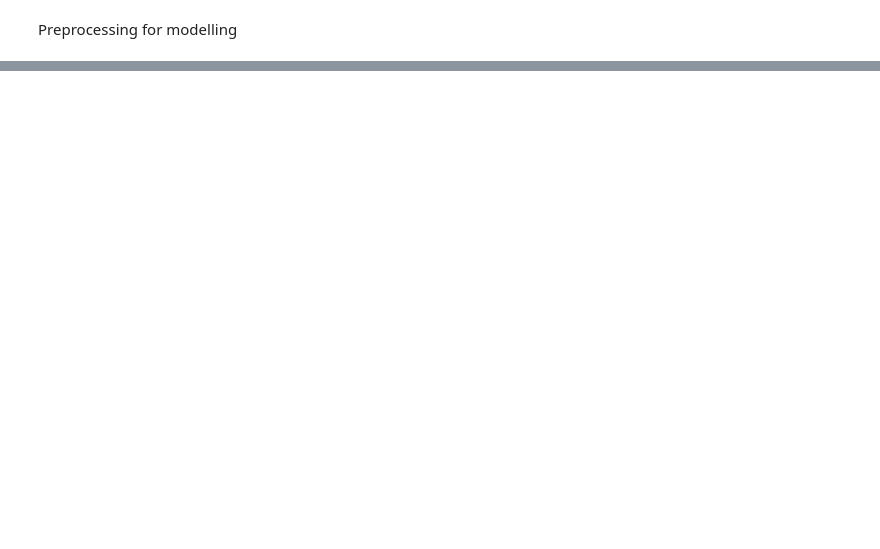
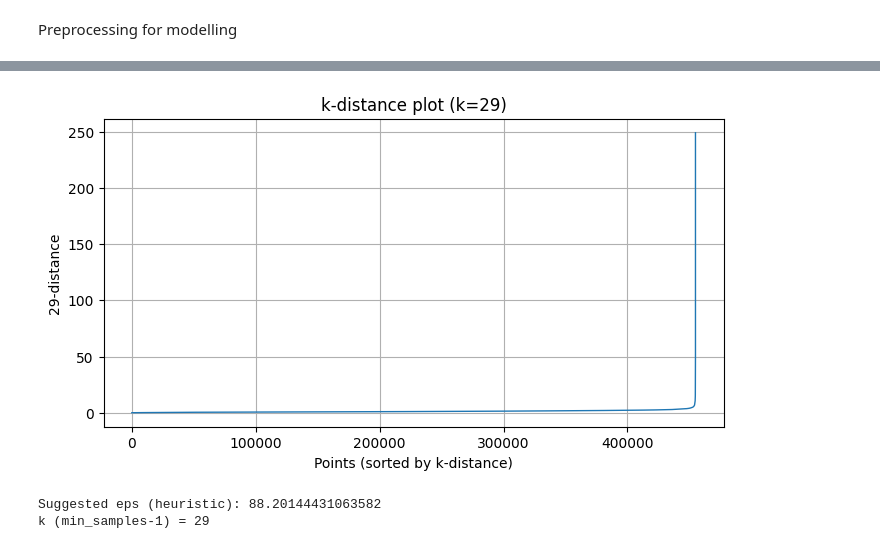
Before and after one commit to SaraMohamed-3/Fraud-Detection, a Jupyter notebook: FraudDetection.ipynb, the cells around one changed output, grey strips where cells are left out. Drawn from its saved outputs; the diff is of its cells as text; code cells hidden in the pictures; blank space fills up the shorter version.

```diff
--- a/FraudDetection.ipynb
+++ b/FraudDetection.ipynb
@@ -209,0 +294,44 @@ Name: count, dtype: int64
+# %%
+from sklearn.neighbors import NearestNeighbors
+from sklearn.cluster import DBSCAN
+from sklearn.metrics import silhouette_score
+
+X = X_train_scaled
+
+n_features = X.shape[1]
+
+min_samples = max(5, n_features + 1)
+
+k = min_samples - 1
+
+
+nn = NearestNeighbors(n_neighbors=k + 1, algorithm='auto')
+nn.fit(X)
+distances, indices = nn.kneighbors(X)
+
+k_distances = np.sort(distances[:, k])
+
+plt.figure(figsize=(8, 4))
+plt.plot(np.arange(len(k_distances)), k_distances, linewidth=1)
+plt.xlabel('Points (sorted by k-distance)')
+plt.ylabel(f'{k}-distance')
+plt.title(f'k-distance plot (k={k})')
+plt.grid(True)
+# %% [output]
+[figure, added]
+# %%
+first_deriv = np.diff(k_distances)
+second_deriv = np.diff(first_deriv)
+
+if len(second_deriv) > 0:
+    knee_idx = np.argmax(np.abs(second_deriv)) + 1
+    suggested_eps = k_distances[knee_idx]
+else:
+    suggested_eps = None
+
+
+print("Suggested eps (heuristic):", suggested_eps)
+print("k (min_samples-1) =", k)
+# %% [output]
+Suggested eps (heuristic): 88.20144431063582
+k (min_samples-1) = 29
```
Also changed, not shown: parts of 24 cells of this notebook, 1 other file.
